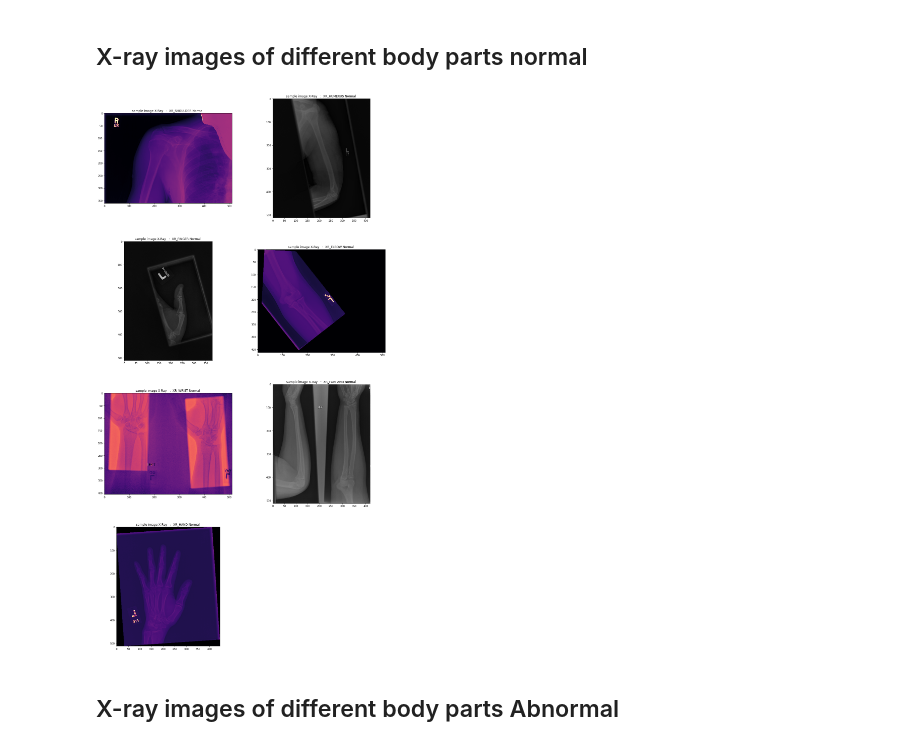
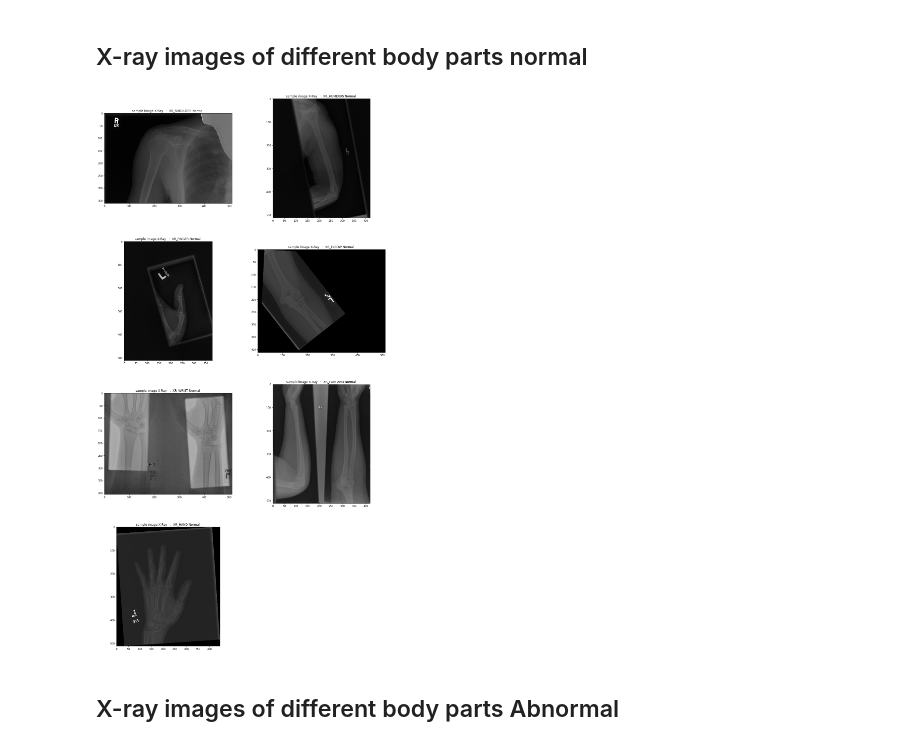
Before and after one commit to shadab4150/Mura-Stanford-Bone-Xray-abnormalities-detection, a Jupyter notebook: file_processing_mura_stanford_bone_abnormalities_kappa.ipynb, the cells around one changed output. Drawn from its saved outputs; the diff is of its cells as text; code cells hidden in the pictures.

```diff
--- a/file_processing_mura_stanford_bone_abnormalities_kappa.ipynb
+++ b/file_processing_mura_stanford_bone_abnormalities_kappa.ipynb
@@ -271,17 +271,17 @@ cols_onehot = ['target',
 # %%
 plt.figure(1,figsize=(20,40))
 it = 0
 for i in train.body_part.unique():
   plt.subplot(421+it)
   k=train[(train['body_part']==i)&(train['target']==0)]
   #img =open_image(path/k.path.iloc[0])
   img = mmg.imread(str(path/k.path.iloc[0]))
-  plt.imshow(img,cmap='magma')
+  plt.imshow(img,cmap='gray')
   shp = " ".join(str(x) for x in list(img.shape))
   plt.title('sample image X-Ray   :  ' +i + " Normal ")
   it+=1
 # %% [output]
-[figure, old version]
+[figure, new version]
 # %% [markdown]
 ## X-ray images of different body parts Abnormal
 # %%
```
Also changed, not shown: parts of 1 cell of this notebook.
